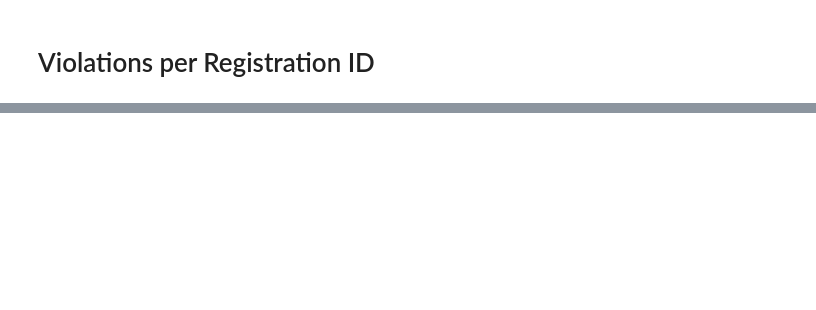
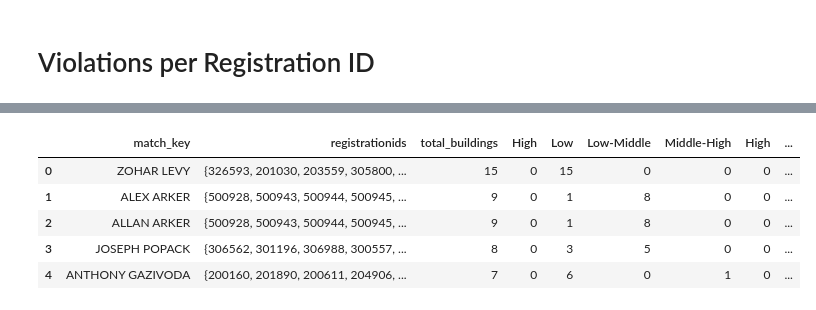
Before and after one commit to mariatmvendas/sdata_project, a Jupyter notebook: analysis_complaints.ipynb, the cells around one changed output, grey strips where cells are left out. Saved outputs shown, nothing was run; the diff lists cells and outputs as text; code cells hidden in the pictures; blank space fills up the shorter version.

Commit message:
owners found

```diff
--- a/analysis_complaints.ipynb
+++ b/analysis_complaints.ipynb
@@ -1537,0 +1654,4 @@ fig.write_html("data/visualizations/zip_open_bc.html")
+# %%
+owner_types = ['CorporateOwner', 'Shareholder', 'IndividualOwner']
+df_owners_top = df_contacts[(df_contacts['registrationid'].isin(top_reg_ids)) &(df_contacts['type'].isin(owner_types))]
+df_owners_top.head()
@@ -1537,0 +1677,9 @@ fig.write_html("data/visualizations/zip_open_bc.html")
+# %%
+df_owners_top['match_key'] = df_owners_top.apply(lambda r: r['corporationname'] if r['type'] == 'CorporateOwner' else f"{r['firstname']} {r['lastname']}", axis=1)
+df_owners_top['match_key'] = df_owners_top['match_key'].str.strip().str.upper()
+# %%
+owner_groups = df_owners_top.groupby('match_key')['registrationid'].apply(set).reset_index()
+owner_groups.columns = ['match_key', 'registrationids']
+
+shared_owners = owner_groups[owner_groups['registrationids'].apply(len) > 1]
+print(f"{len(shared_owners)} owners appear across multiple registrations")
@@ -1537,0 +1692,4 @@ fig.write_html("data/visualizations/zip_open_bc.html")
+# %%
+df_registrations=pd.read_csv("data/registrations_original.csv")
+df_registrations = df_registrations.merge(df_income[['zipcode', 'income_cat']], left_on='zip',  right_on='zipcode', how='left').drop(columns='zipcode')
+df_registrations.head()
@@ -1537,0 +1703,22 @@ fig.write_html("data/visualizations/zip_open_bc.html")
+# %%
+buildings_per_reg = df_registrations.groupby('registrationid')['buildingid'].nunique()
+shared_owners['total_buildings'] = shared_owners['registrationids'].apply(
+    lambda ids: buildings_per_reg.reindex(ids).sum()
+)
+
+buildings_per_reg_income = df_registrations.groupby(['registrationid', 'income_cat'])['buildingid'].nunique().unstack(fill_value=0)
+
+income_counts = shared_owners['registrationids'].apply(
+    lambda ids: buildings_per_reg_income.reindex(ids).sum()
+)
+
+shared_owners = pd.concat([shared_owners, income_counts], axis=1)
+shared_owners = shared_owners.sort_values('total_buildings', ascending=False).reset_index(drop=True)
+shared_owners.head()
+# %% [output]
+|  | match_key | registrationids | total_buildings | High | Low | Low-Middle | Middle-High | High | ... |
+| 0 | ZOHAR LEVY | {326593, 201030, 203559, 305800, ... | 15 | 0 | 15 | 0 | 0 | 0 | ... |
+| 1 | ALEX ARKER | {500928, 500943, 500944, 500945, ... | 9 | 0 | 1 | 8 | 0 | 0 | ... |
+| 2 | ALLAN ARKER | {500928, 500943, 500944, 500945, ... | 9 | 0 | 1 | 8 | 0 | 0 | ... |
+| 3 | JOSEPH POPACK | {306562, 301196, 306988, 300557, ... | 8 | 0 | 3 | 5 | 0 | 0 | ... |
+| 4 | ANTHONY GAZIVODA | {200160, 201890, 200611, 204906, ... | 7 | 0 | 6 | 0 | 1 | 0 | ... |
```
Also changed, not shown: parts of 47 cells of this notebook, 2 other files.
